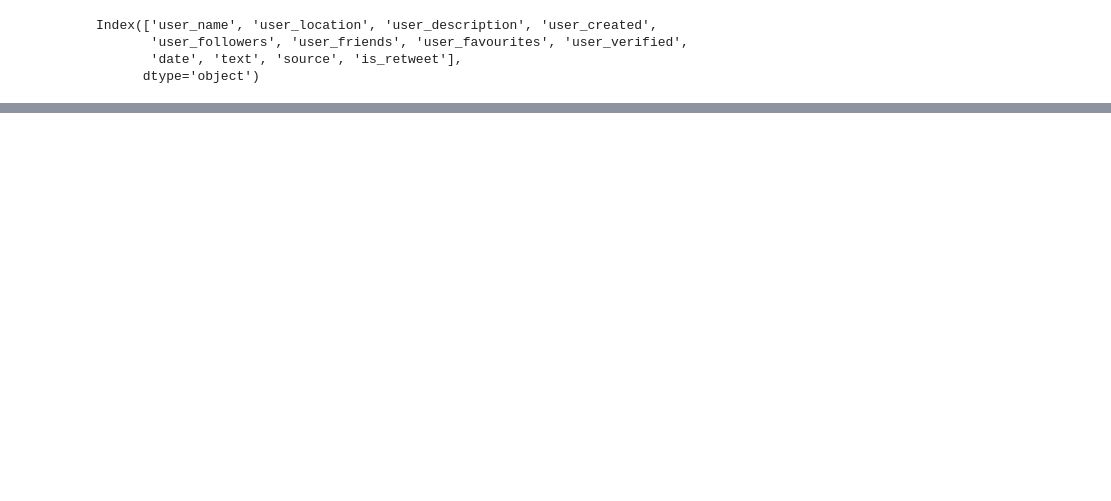
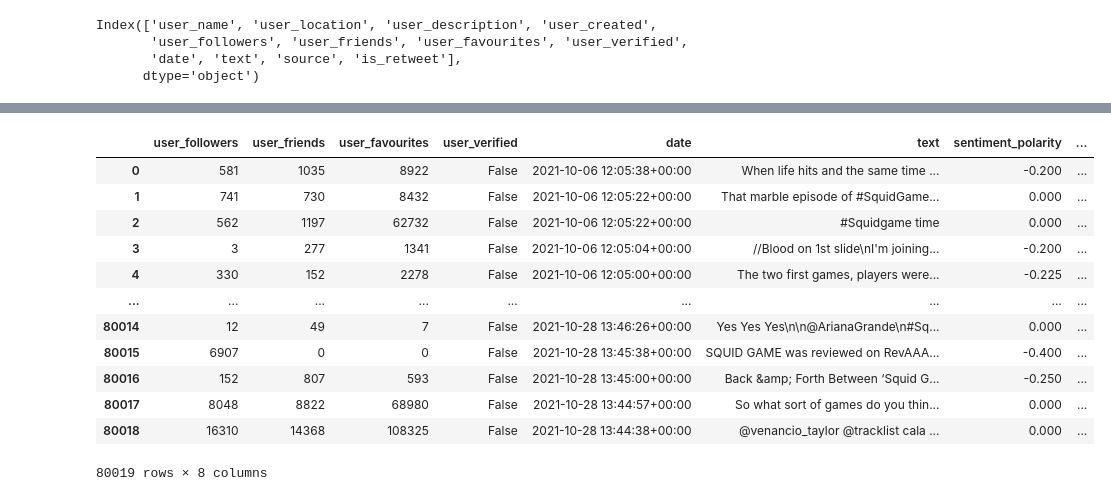
Before and after one commit to Isyohan/ProjetM2WeakSignals, a Jupyter notebook: Test.ipynb, the cells around one changed output, grey strips where cells are left out. Saved outputs shown, nothing was run; the diff lists cells and outputs as text; code cells hidden in the pictures; blank space fills up the shorter version.

```diff
--- a/Test.ipynb
+++ b/Test.ipynb
@@ -52,0 +88,17 @@ array([  443,   959,  7557,  4666,  6271, 40384,  8687,  6032,  2334,
+# %%
+clean_data['timestamps'].argmin()
+clean_data
+# %% [output]
+|  | user_followers | user_friends | user_favourites | user_verified | date | text | sentiment_polarity | ... |
+| 0 | 581 | 1035 | 8922 | False | 2021-10-06 12:05:38+00:00 | When life hits and the same time ... | -0.200 | ... |
+| 1 | 741 | 730 | 8432 | False | 2021-10-06 12:05:22+00:00 | That marble episode of #SquidGame... | 0.000 | ... |
+| 2 | 562 | 1197 | 62732 | False | 2021-10-06 12:05:22+00:00 | #Squidgame time | 0.000 | ... |
+| 3 | 3 | 277 | 1341 | False | 2021-10-06 12:05:04+00:00 | //Blood on 1st slide\nI'm joining... | -0.200 | ... |
+| 4 | 330 | 152 | 2278 | False | 2021-10-06 12:05:00+00:00 | The two first games, players were... | -0.225 | ... |
+| ... | ... | ... | ... | ... | ... | ... | ... | ... |
+| 80014 | 12 | 49 | 7 | False | 2021-10-28 13:46:26+00:00 | Yes Yes Yes\n\n@ArianaGrande\n#Sq... | 0.000 | ... |
+| 80015 | 6907 | 0 | 0 | False | 2021-10-28 13:45:38+00:00 | SQUID GAME was reviewed on RevAAA... | -0.400 | ... |
+| 80016 | 152 | 807 | 593 | False | 2021-10-28 13:45:00+00:00 | Back &amp; Forth Between ‘Squid G... | -0.250 | ... |
+| 80017 | 8048 | 8822 | 68980 | False | 2021-10-28 13:44:57+00:00 | So what sort of games do you thin... | 0.000 | ... |
+| 80018 | 16310 | 14368 | 108325 | False | 2021-10-28 13:44:38+00:00 | @venancio_taylor @tracklist cala ... | 0.000 | ... |
+80019 rows × 8 columns
```
Also changed, not shown: parts of 11 cells of this notebook.
